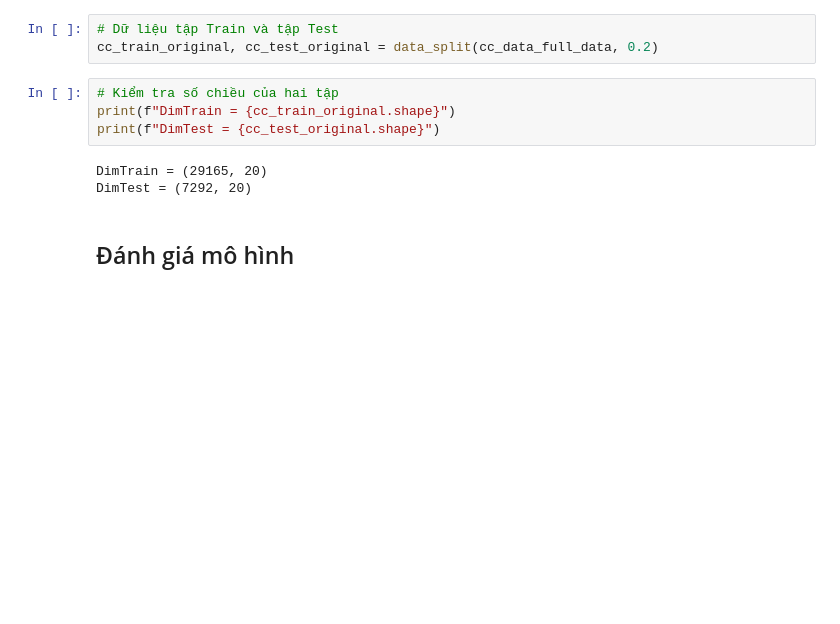
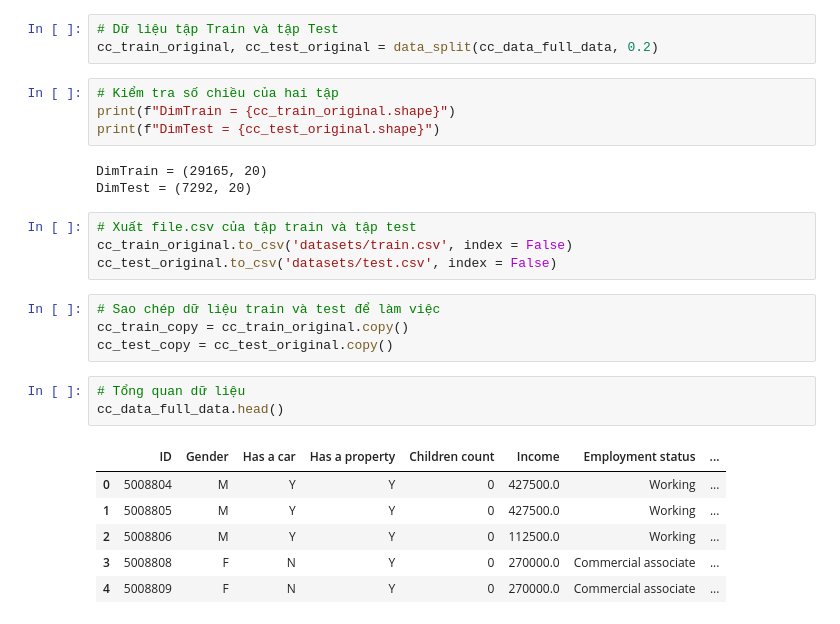
Before and after one commit to pisceskibo/CreditCardApprovalPrediction, a Jupyter notebook: CreditCard.ipynb, the cells around one changed output. Drawn from its saved outputs; the diff is of its cells as text; blank space fills up the shorter version.

```diff
--- a/CreditCard.ipynb
+++ b/CreditCard.ipynb
@@ -151,5 +153,21 @@ print(f"DimTest = {cc_test_original.shape}")
 # %% [output]
 DimTrain = (29165, 20)
 DimTest = (7292, 20)
-# %% [markdown]
-## Đánh giá mô hình
+# %%
+# Xuất file.csv của tập train và tập test
+cc_train_original.to_csv('datasets/train.csv', index = False)
+cc_test_original.to_csv('datasets/test.csv', index = False)
+# %%
+# Sao chép dữ liệu train và test để làm việc
+cc_train_copy = cc_train_original.copy()
+cc_test_copy = cc_test_original.copy()
+# %%
+# Tổng quan dữ liệu
+cc_data_full_data.head()
+# %% [output]
+|  | ID | Gender | Has a car | Has a property | Children count | Income | Employment status | ... |
+| 0 | 5008804 | M | Y | Y | 0 | 427500.0 | Working | ... |
+| 1 | 5008805 | M | Y | Y | 0 | 427500.0 | Working | ... |
+| 2 | 5008806 | M | Y | Y | 0 | 112500.0 | Working | ... |
+| 3 | 5008808 | F | N | Y | 0 | 270000.0 | Commercial associate | ... |
+| 4 | 5008809 | F | N | Y | 0 | 270000.0 | Commercial associate | ... |
```
Also changed, not shown: parts of 11 cells of this notebook, 3 other files.
